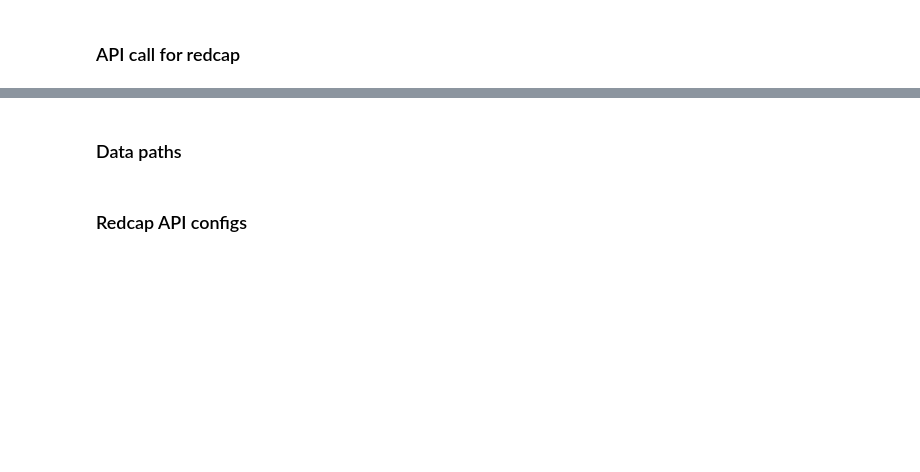
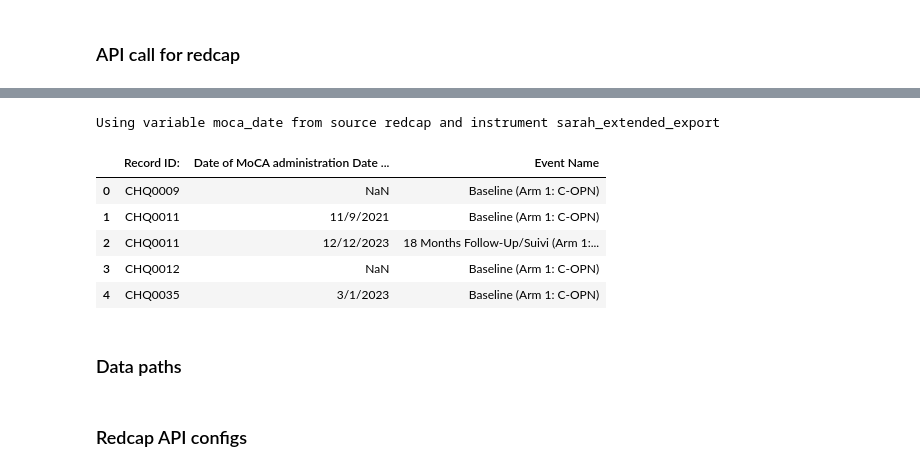
Before and after one commit to nipoppy/nipoppy, a Jupyter notebook: nipoppy/notebooks/tabular_merge.ipynb, the cells around one changed output, grey strips where cells are left out. Drawn from its saved outputs; the diff is of its cells as text; code cells hidden in the pictures; blank space fills up the shorter version.

```diff
--- a/nipoppy/notebooks/tabular_merge.ipynb
+++ b/nipoppy/notebooks/tabular_merge.ipynb
@@ -106,3 +109,22 @@ Using variable group from source redcap and instrument COPN_MRI_export
+# %%
+config_json = "../workflow/tabular/pheno.json"
+
+DATASET_ROOT = "/home/nikhil/projects/Parkinsons/qpn/releases/Jan_2024/"
+var_name = "moca_date" #"diagnosis", "MRI_date", "updrs_score", "moca_score", "diagnosis_date", "updrs_date", "moca_date"
+
+# preferred_var_source = {"data_source":"redcap","instrument":"global_query"}
+
+var_df = get_available_data(config_json,DATASET_ROOT,var_name)
+
+var_df.head()
+# %% [output]
+Using variable moca_date from source redcap and instrument sarah_extended_export
+|  | Record ID: | Date of MoCA administration Date ... | Event Name |
+| 0 | CHQ0009 | NaN | Baseline (Arm 1: C-OPN) |
+| 1 | CHQ0011 | 11/9/2021 | Baseline (Arm 1: C-OPN) |
+| 2 | CHQ0011 | 12/12/2023 | 18 Months Follow-Up/Suivi (Arm 1:... |
+| 3 | CHQ0012 | NaN | Baseline (Arm 1: C-OPN) |
+| 4 | CHQ0035 | 3/1/2023 | Baseline (Arm 1: C-OPN) |
 # %% [markdown]
 ### Data paths
 # %%
```
Also changed, not shown: parts of 8 cells of this notebook, 2 other files.
